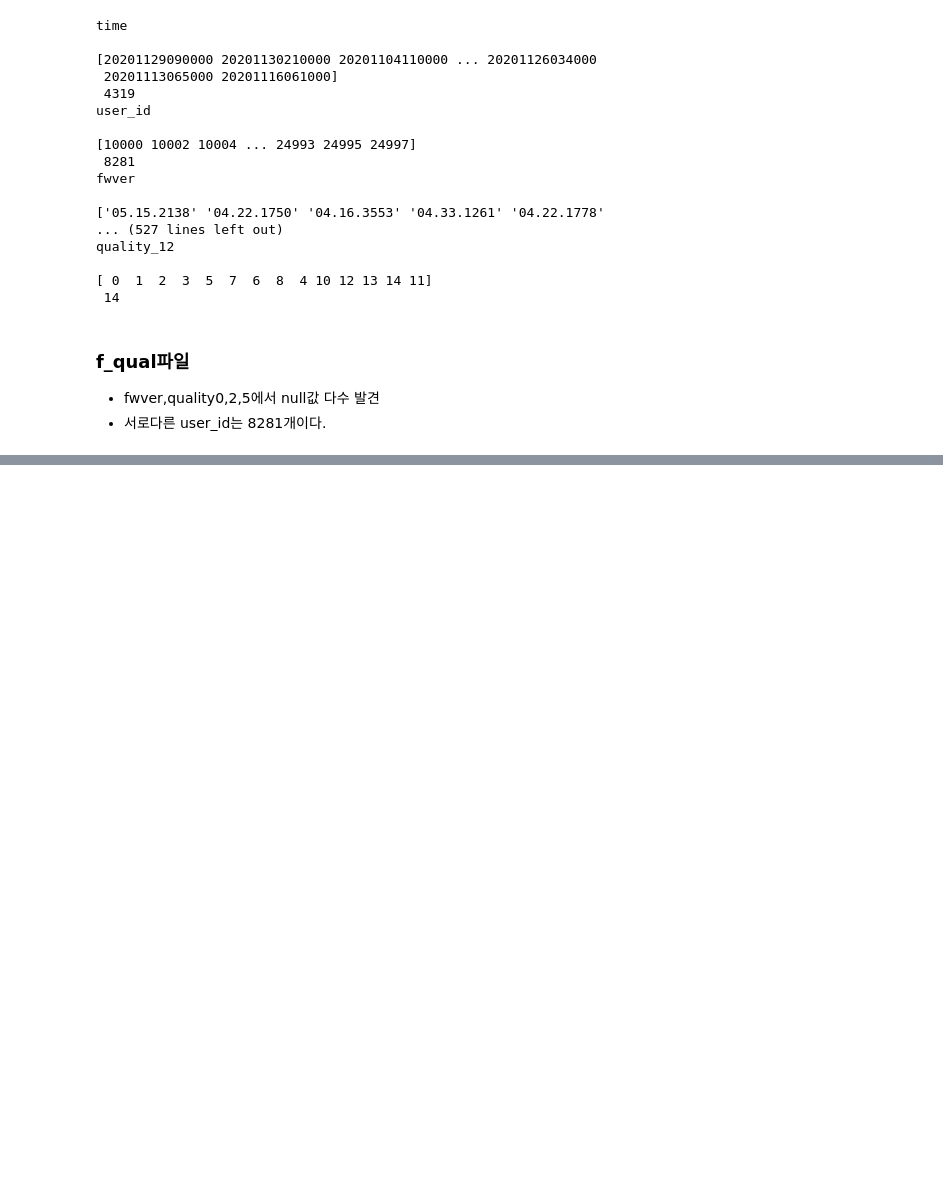
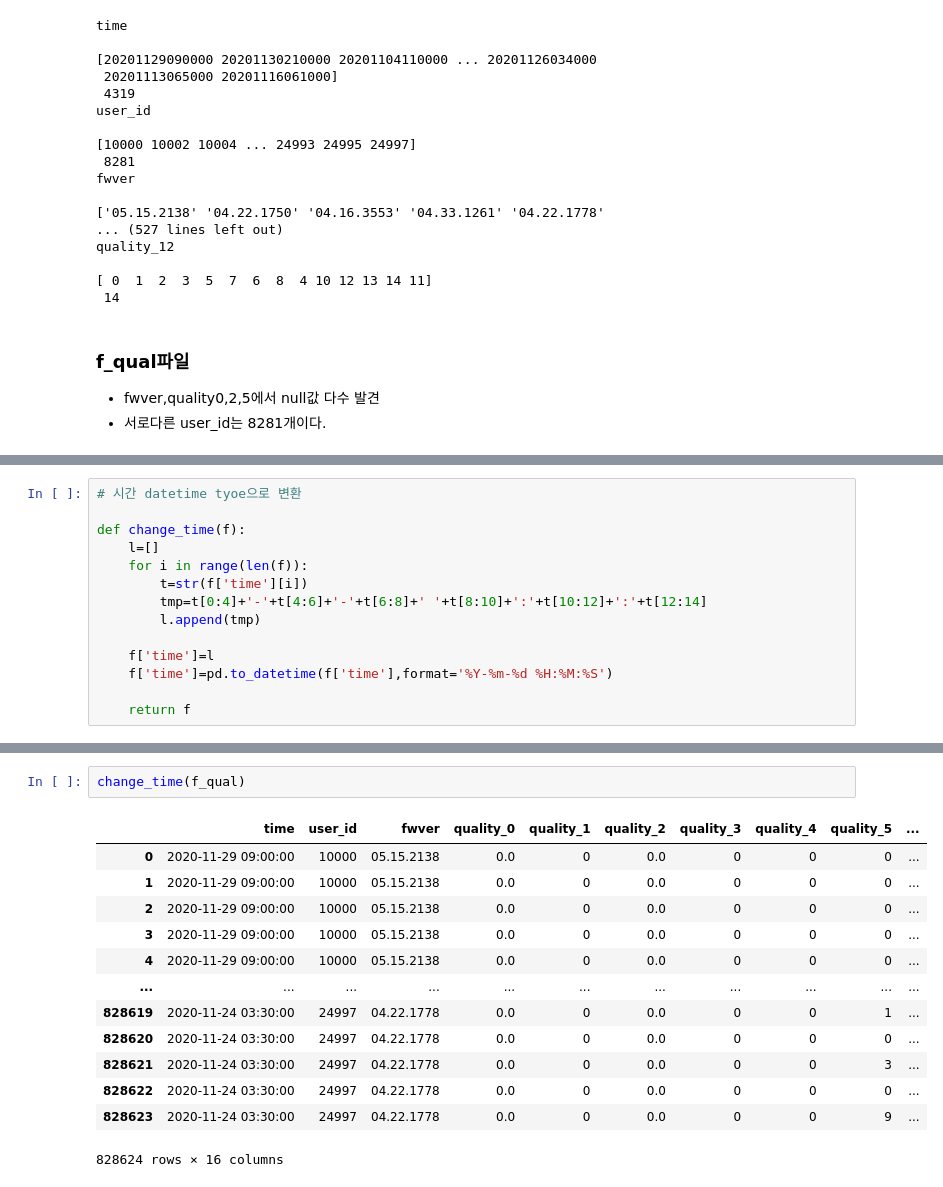
Before and after one commit to castleroad95/System-error-AI-competition, a Jupyter notebook: 불편예지.ipynb, the cells around one changed output, grey strips where cells are left out. Cells and saved outputs as stored; diff of their text form; blank space fills up the shorter version.

```diff
--- a/불편예지.ipynb
+++ b/불편예지.ipynb
@@ -229,0 +232,14 @@ quality_12
+# %%
+# 시간 datetime tyoe으로 변환
+
+def change_time(f):
+    l=[]
+    for i in range(len(f)):
+        t=str(f['time'][i])
+        tmp=t[0:4]+'-'+t[4:6]+'-'+t[6:8]+' '+t[8:10]+':'+t[10:12]+':'+t[12:14]
+        l.append(tmp)
+
+    f['time']=l
+    f['time']=pd.to_datetime(f['time'],format='%Y-%m-%d %H:%M:%S')
+
+    return f
@@ -229,0 +278,16 @@ quality_12
+# %%
+change_time(f_qual)
+# %% [output]
+|  | time | user_id | fwver | quality_0 | quality_1 | quality_2 | quality_3 | quality_4 | quality_5 | ... |
+| 0 | 2020-11-29 09:00:00 | 10000 | 05.15.2138 | 0.0 | 0 | 0.0 | 0 | 0 | 0 | ... |
+| 1 | 2020-11-29 09:00:00 | 10000 | 05.15.2138 | 0.0 | 0 | 0.0 | 0 | 0 | 0 | ... |
+| 2 | 2020-11-29 09:00:00 | 10000 | 05.15.2138 | 0.0 | 0 | 0.0 | 0 | 0 | 0 | ... |
+| 3 | 2020-11-29 09:00:00 | 10000 | 05.15.2138 | 0.0 | 0 | 0.0 | 0 | 0 | 0 | ... |
+| 4 | 2020-11-29 09:00:00 | 10000 | 05.15.2138 | 0.0 | 0 | 0.0 | 0 | 0 | 0 | ... |
+| ... | ... | ... | ... | ... | ... | ... | ... | ... | ... | ... |
+| 828619 | 2020-11-24 03:30:00 | 24997 | 04.22.1778 | 0.0 | 0 | 0.0 | 0 | 0 | 1 | ... |
+| 828620 | 2020-11-24 03:30:00 | 24997 | 04.22.1778 | 0.0 | 0 | 0.0 | 0 | 0 | 0 | ... |
+| 828621 | 2020-11-24 03:30:00 | 24997 | 04.22.1778 | 0.0 | 0 | 0.0 | 0 | 0 | 3 | ... |
+| 828622 | 2020-11-24 03:30:00 | 24997 | 04.22.1778 | 0.0 | 0 | 0.0 | 0 | 0 | 0 | ... |
+| 828623 | 2020-11-24 03:30:00 | 24997 | 04.22.1778 | 0.0 | 0 | 0.0 | 0 | 0 | 9 | ... |
+828624 rows × 16 columns
```
Also changed, not shown: parts of 15 cells of this notebook.
